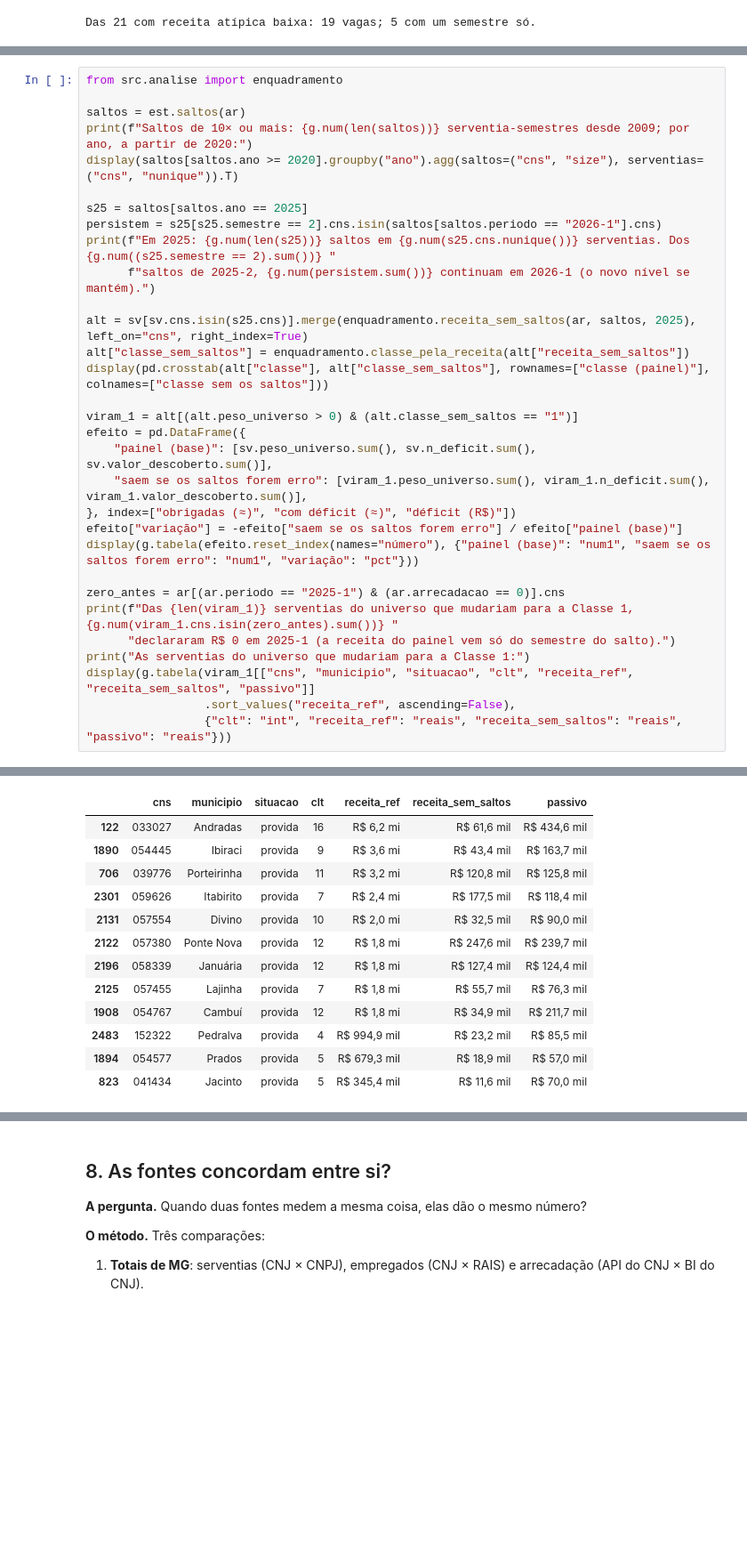
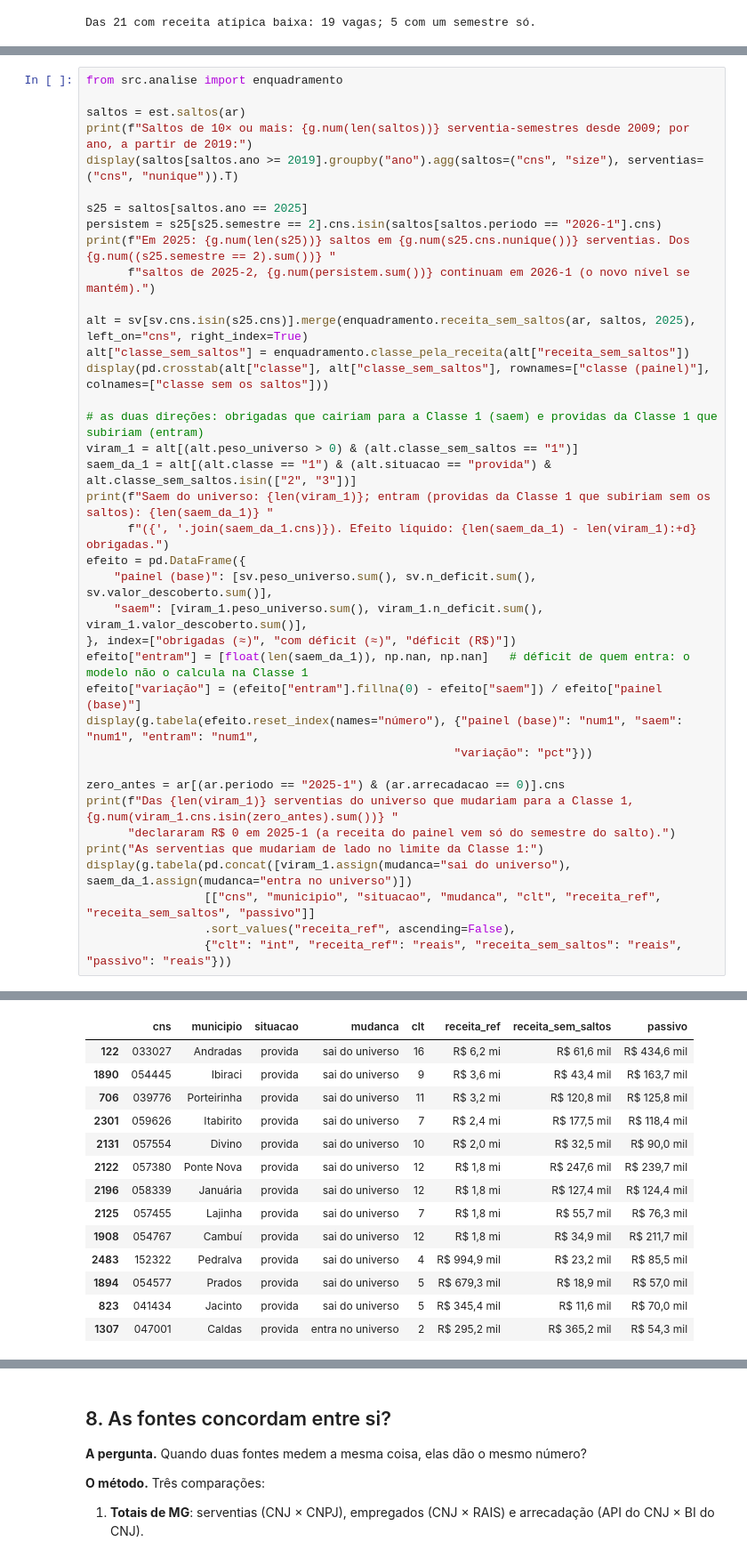
Before and after one commit to luccaamp/radar-seguro-cartorio, a Jupyter notebook: notebooks/01_qualidade_dados_faltantes.ipynb, the cells around one changed output, grey strips where cells are left out. Shown at 89% size. Drawn from its saved outputs; the diff is of its cells as text; blank space fills up the shorter version.

```diff
--- a/notebooks/01_qualidade_dados_faltantes.ipynb
+++ b/notebooks/01_qualidade_dados_faltantes.ipynb
@@ -442,8 +463,8 @@ Exemplo: semestres anteriores de R$ 10, 12, 11 e 13 mil → mediana R$ 11,5 mil.
 from src.analise import enquadramento
 
 saltos = est.saltos(ar)
-print(f"Saltos de 10× ou mais: {g.num(len(saltos))} serventia-semestres desde 2009; por ano, a partir de 2020:")
-display(saltos[saltos.ano >= 2020].groupby("ano").agg(saltos=("cns", "size"), serventias=("cns", "nunique")).T)
+print(f"Saltos de 10× ou mais: {g.num(len(saltos))} serventia-semestres desde 2009; por ano, a partir de 2019:")
+display(saltos[saltos.ano >= 2019].groupby("ano").agg(saltos=("cns", "size"), serventias=("cns", "nunique")).T)
 
 s25 = saltos[saltos.ano == 2025]
 persistem = s25[s25.semestre == 2].cns.isin(saltos[saltos.periodo == "2026-1"].cns)
@@ -454,19 +475,26 @@ alt = sv[sv.cns.isin(s25.cns)].merge(enquadramento.receita_sem_saltos(ar, saltos
 alt["classe_sem_saltos"] = enquadramento.classe_pela_receita(alt["receita_sem_saltos"])
 display(pd.crosstab(alt["classe"], alt["classe_sem_saltos"], rownames=["classe (painel)"], colnames=["classe sem os saltos"]))
 
+# as duas direções: obrigadas que cairiam para a Classe 1 (saem) e providas da Classe 1 que subiriam (entram)
 viram_1 = alt[(alt.peso_universo > 0) & (alt.classe_sem_saltos == "1")]
+saem_da_1 = alt[(alt.classe == "1") & (alt.situacao == "provida") & alt.classe_sem_saltos.isin(["2", "3"])]
+print(f"Saem do universo: {len(viram_1)}; entram (providas da Classe 1 que subiriam sem os saltos): {len(saem_da_1)} "
+      f"({', '.join(saem_da_1.cns)}). Efeito líquido: {len(saem_da_1) - len(viram_1):+d} obrigadas.")
 efeito = pd.DataFrame({
     "painel (base)": [sv.peso_universo.sum(), sv.n_deficit.sum(), sv.valor_descoberto.sum()],
-    "saem se os saltos forem erro": [viram_1.peso_universo.sum(), viram_1.n_deficit.sum(), viram_1.valor_descoberto.sum()],
+    "saem": [viram_1.peso_universo.sum(), viram_1.n_deficit.sum(), viram_1.valor_descoberto.sum()],
 }, index=["obrigadas (≈)", "com déficit (≈)", "déficit (R$)"])
-efeito["variação"] = -efeito["saem se os saltos forem erro"] / efeito["painel (base)"]
-display(g.tabela(efeito.reset_index(names="número"), {"painel (base)": "num1", "saem se os saltos forem erro": "num1", "variação": "pct"}))
+efeito["entram"] = [float(len(saem_da_1)), np.nan, np.nan]   # déficit de quem entra: o modelo não o calcula na Classe 1
+efeito["variação"] = (efeito["entram"].fillna(0) - efeito["saem"]) / efeito["painel (base)"]
+display(g.tabela(efeito.reset_index(names="número"), {"painel (base)": "num1", "saem": "num1", "entram": "num1",
+                                                     "variação": "pct"}))
 
 zero_antes = ar[(ar.periodo == "2025-1") & (ar.arrecadacao == 0)].cns
 print(f"Das {len(viram_1)} serventias do universo que mudariam para a Classe 1, {g.num(viram_1.cns.isin(zero_antes).sum())} "
       "declararam R$ 0 em 2025-1 (a receita do painel vem só do semestre do salto).")
-print("As serventias do universo que mudariam para a Classe 1:")
-display(g.tabela(viram_1[["cns", "municipio", "situacao", "clt", "receita_ref", "receita_sem_saltos", "passivo"]]
+print("As serventias que mudariam de lado no limite da Classe 1:")
+display(g.tabela(pd.concat([viram_1.assign(mudanca="sai do universo"), saem_da_1.assign(mudanca="entra no universo")])
+                 [["cns", "municipio", "situacao", "mudanca", "clt", "receita_ref", "receita_sem_saltos", "passivo"]]
                  .sort_values("receita_ref", ascending=False),
                  {"clt": "int", "receita_ref": "reais", "receita_sem_saltos": "reais", "passivo": "reais"}))
 # %% [output]
@@ -489,15 +518,16 @@ As serventias do universo que mudariam para a Classe 1:
-|  | cns | municipio | situacao | clt | receita_ref | receita_sem_saltos | passivo |
-| 122 | 033027 | Andradas | provida | 16 | R$ 6,2 mi | R$ 61,6 mil | R$ 434,6 mil |
-| 1890 | 054445 | Ibiraci | provida | 9 | R$ 3,6 mi | R$ 43,4 mil | R$ 163,7 mil |
-| 706 | 039776 | Porteirinha | provida | 11 | R$ 3,2 mi | R$ 120,8 mil | R$ 125,8 mil |
-| 2301 | 059626 | Itabirito | provida | 7 | R$ 2,4 mi | R$ 177,5 mil | R$ 118,4 mil |
-| 2131 | 057554 | Divino | provida | 10 | R$ 2,0 mi | R$ 32,5 mil | R$ 90,0 mil |
-| 2122 | 057380 | Ponte Nova | provida | 12 | R$ 1,8 mi | R$ 247,6 mil | R$ 239,7 mil |
-| 2196 | 058339 | Januária | provida | 12 | R$ 1,8 mi | R$ 127,4 mil | R$ 124,4 mil |
-| 2125 | 057455 | Lajinha | provida | 7 | R$ 1,8 mi | R$ 55,7 mil | R$ 76,3 mil |
-| 1908 | 054767 | Cambuí | provida | 12 | R$ 1,8 mi | R$ 34,9 mil | R$ 211,7 mil |
-| 2483 | 152322 | Pedralva | provida | 4 | R$ 994,9 mil | R$ 23,2 mil | R$ 85,5 mil |
-| 1894 | 054577 | Prados | provida | 5 | R$ 679,3 mil | R$ 18,9 mil | R$ 57,0 mil |
-| 823 | 041434 | Jacinto | provida | 5 | R$ 345,4 mil | R$ 11,6 mil | R$ 70,0 mil |
+|  | cns | municipio | situacao | mudanca | clt | receita_ref | receita_sem_saltos | passivo |
+| 122 | 033027 | Andradas | provida | sai do universo | 16 | R$ 6,2 mi | R$ 61,6 mil | R$ 434,6 mil |
+| 1890 | 054445 | Ibiraci | provida | sai do universo | 9 | R$ 3,6 mi | R$ 43,4 mil | R$ 163,7 mil |
+| 706 | 039776 | Porteirinha | provida | sai do universo | 11 | R$ 3,2 mi | R$ 120,8 mil | R$ 125,8 mil |
+| 2301 | 059626 | Itabirito | provida | sai do universo | 7 | R$ 2,4 mi | R$ 177,5 mil | R$ 118,4 mil |
+| 2131 | 057554 | Divino | provida | sai do universo | 10 | R$ 2,0 mi | R$ 32,5 mil | R$ 90,0 mil |
+| 2122 | 057380 | Ponte Nova | provida | sai do universo | 12 | R$ 1,8 mi | R$ 247,6 mil | R$ 239,7 mil |
+| 2196 | 058339 | Januária | provida | sai do universo | 12 | R$ 1,8 mi | R$ 127,4 mil | R$ 124,4 mil |
+| 2125 | 057455 | Lajinha | provida | sai do universo | 7 | R$ 1,8 mi | R$ 55,7 mil | R$ 76,3 mil |
+| 1908 | 054767 | Cambuí | provida | sai do universo | 12 | R$ 1,8 mi | R$ 34,9 mil | R$ 211,7 mil |
+| 2483 | 152322 | Pedralva | provida | sai do universo | 4 | R$ 994,9 mil | R$ 23,2 mil | R$ 85,5 mil |
+| 1894 | 054577 | Prados | provida | sai do universo | 5 | R$ 679,3 mil | R$ 18,9 mil | R$ 57,0 mil |
+| 823 | 041434 | Jacinto | provida | sai do universo | 5 | R$ 345,4 mil | R$ 11,6 mil | R$ 70,0 mil |
+| 1307 | 047001 | Caldas | provida | entra no universo | 2 | R$ 295,2 mil | R$ 365,2 mil | R$ 54,3 mil |
 # %%
 exemplos = ["042986"] + viram_1.sort_values("receita_ref", ascending=False).cns.head(3).tolist()
```
Also changed, not shown: parts of 16 cells of this notebook, 13 other files.
